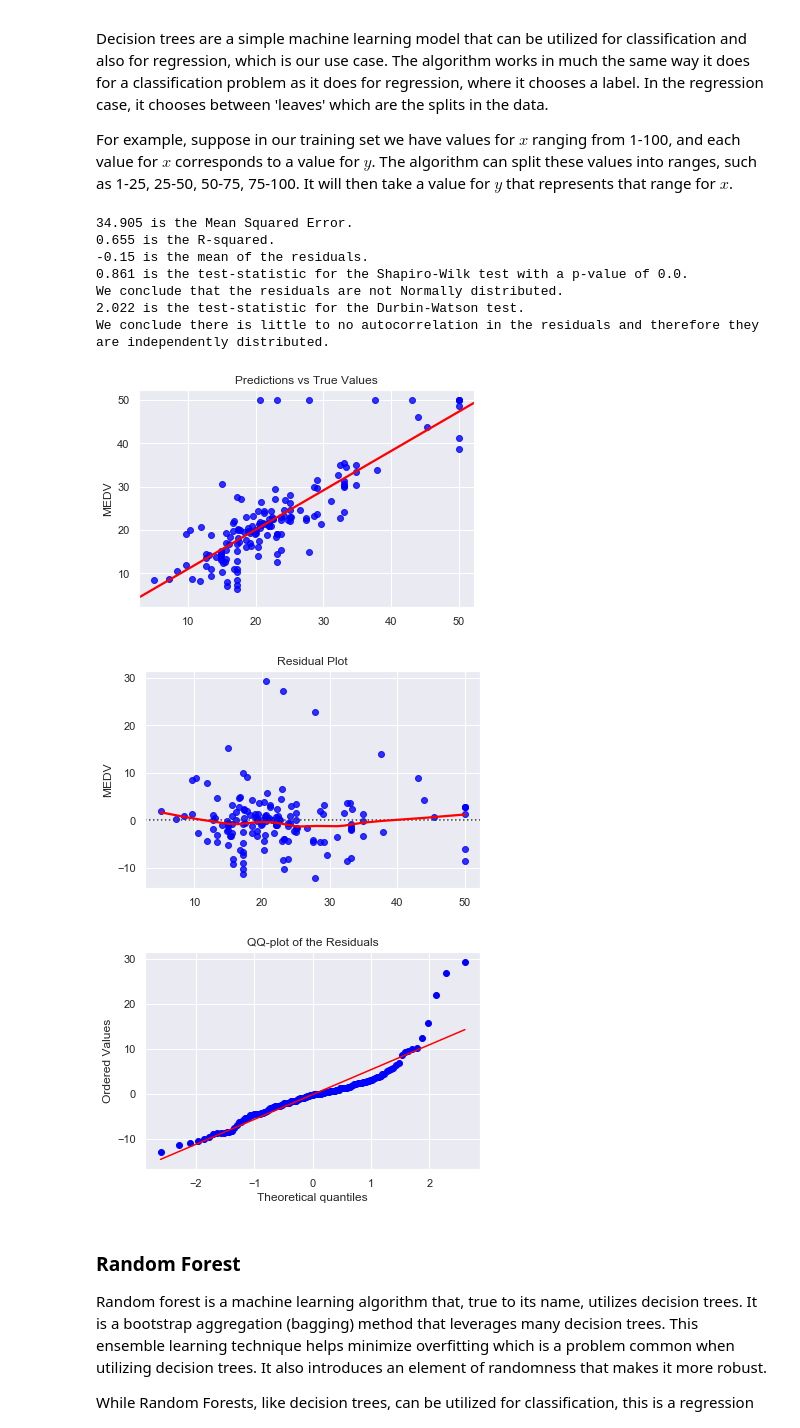
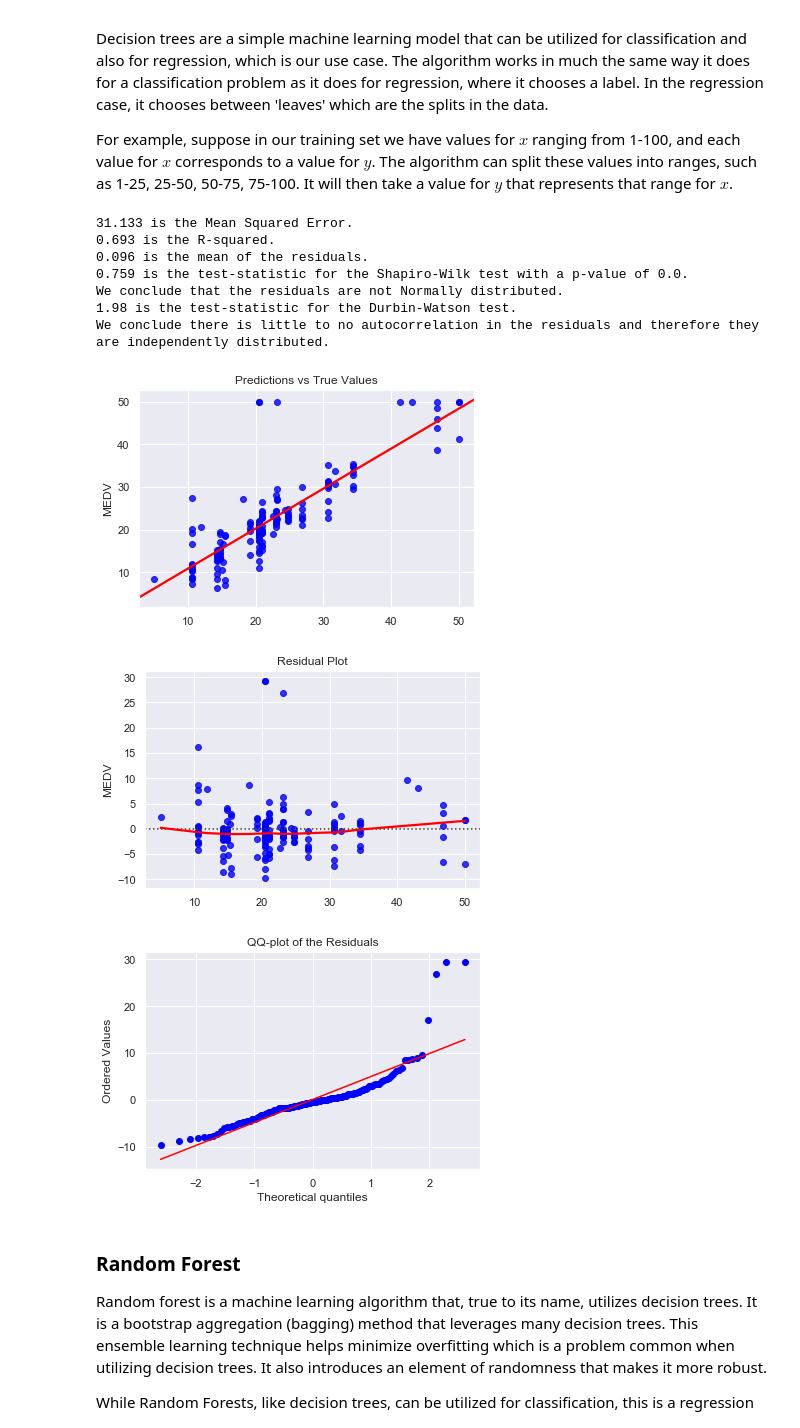
Before and after one commit to jstevenr/housing-price-regression, a Jupyter notebook: housing-prices.ipynb, the cells around one changed output. Saved outputs shown, nothing was run; the diff lists cells and outputs as text; code cells hidden in the pictures.

```diff
--- a/housing-prices.ipynb
+++ b/housing-prices.ipynb
@@ -341,34 +337,38 @@ For example, suppose in our training set we have values for $x$ ranging from 1-1
 # %%
 # Decision Tree Regression
 regr_DT = DecisionTreeRegressor(random_state = 10)
-model_DT = regr_DT.fit(X_train, y_train)
+
+# Hyper-parameter tuning
+parameters_DT = {'max_features': ['sqrt', 'log2', None], 'max_depth': range(2,20)}
+grid_DT = GridSearchCV(estimator = regr_DT, param_grid = parameters_DT)
+model_DT = grid_DT.fit(X_train, y_train)
 predictions_DT = model_DT.predict(X_test)
 
 # MSE
 mse_DT = round(mean_squared_error(y_test, predictions_DT), 3)
 print("{} is the Mean Squared Error.".format(mse_DT))
 
 # R-squared
 r2_DT = round(model_DT.score(X_test, y_test), 3)
 print("{} is the R-squared.".format(r2_DT))
 
 # Residuals
 residuals_DT = y_test - predictions_DT
 residual_tests(residuals_DT)
 
 # Plotting
 plot_model_diagnostics(predictions_DT, y_test, residuals_DT)
 # %% [output]
-34.905 is the Mean Squared Error.
-0.655 is the R-squared.
--0.15 is the mean of the residuals.
-0.861 is the test-statistic for the Shapiro-Wilk test with a p-value of 0.0.
+31.133 is the Mean Squared Error.
+0.693 is the R-squared.
+0.096 is the mean of the residuals.
+0.759 is the test-statistic for the Shapiro-Wilk test with a p-value of 0.0.
 We conclude that the residuals are not Normally distributed.
-2.022 is the test-statistic for the Durbin-Watson test.
+1.98 is the test-statistic for the Durbin-Watson test.
 We conclude there is little to no autocorrelation in the residuals and therefore they are independently distributed.
-[figure, old version]
+[figure, new version]
-[figure, old version]
+[figure, new version]
-[figure, old version]
+[figure, new version]
 # %% [markdown]
 ### Random Forest
 Random forest is a machine learning algorithm that, true to its name, utilizes decision trees. It is a bootstrap aggregation (bagging) method that leverages many decision trees. This ensemble learning technique helps minimize overfitting which is a problem common when utilizing decision trees. It also introduces an element of randomness that makes it more robust.
```
Also changed, not shown: parts of 21 cells of this notebook.
